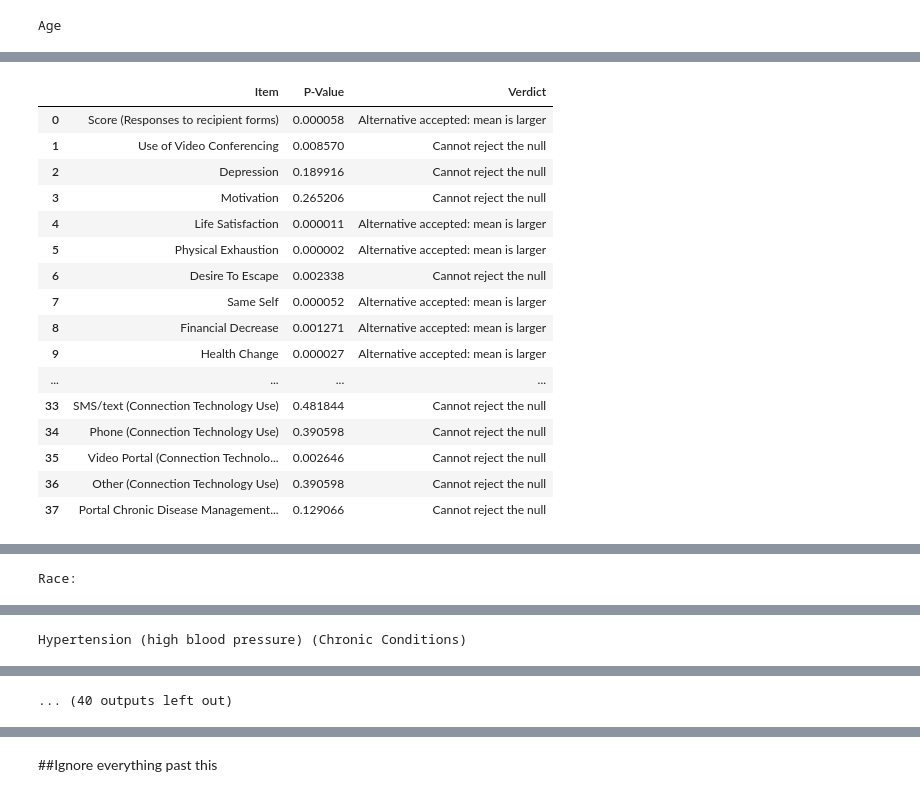
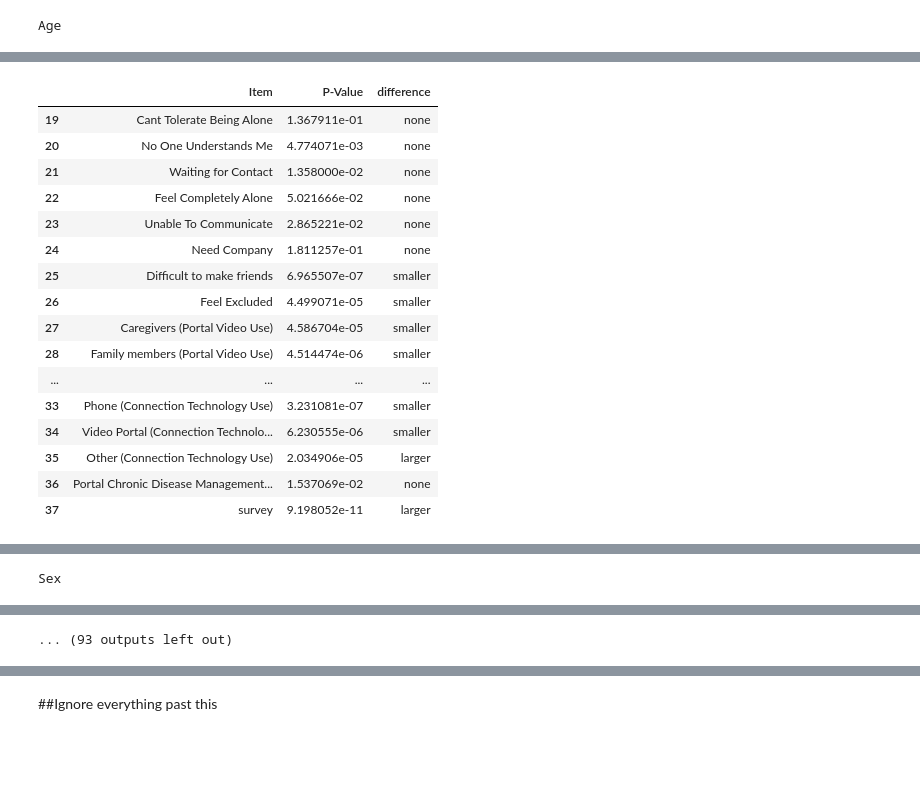
Before and after one commit to amudide/facebook-bayesian, a Jupyter notebook: demographicAnalysis.ipynb, the cells around one changed output, grey strips where cells are left out. Drawn from its saved outputs; the diff is of its cells as text; code cells hidden in the pictures; blank space fills up the shorter version.

```diff
--- a/demographicAnalysis.ipynb
+++ b/demographicAnalysis.ipynb
@@ -160,16 +367,20 @@ data
 #    ls.append(data[column].unique())
 #ls
 # %%
-data1 = data[data['survey']==1]
-data2 = data[data['survey']==2]
+#data1 = data[data['survey']==1]
+#data2 = data[data['survey']==2]
 # %%
 #data1.sum(axis=0)/702
 # %%
 pd.set_option('display.max_rows', 100)
 # %%
 temp = data.copy()
+temp2_3 = data2_3.copy()
+temp1_3= data1_3.copy()
 temp.drop(list(main.filter(regex = 'Chronic Conditions')), axis = 1, inplace = True)
 temp.drop(list(main.filter(regex = 'Constituent Type')), axis = 1, inplace = True)
-temp = temp.drop(columns = ['Sex', 'Age', 'Race:', 'survey', 'Time Providing Care'])
+temp = temp.drop(columns = ['Sex', 'Age', 'Race:',])
+temp2_3.drop(list(main.filter(regex = 'Chronic Conditions')), axis = 1, inplace = True)
+temp1_3.drop(list(main.filter(regex = 'Chronic Conditions')), axis = 1, inplace = True)
 temp
 # %% [output]
@@ -258,17 +486,24 @@ stats(w1data, w2data)
 # %%
-def stat3(turn, c):
+def stat3(turn, c, temp, data):
     print(c)
     a1data = temp[data[c]<= turn]
     a2data = temp[data[c]>= turn+1]
 
-    display(stats(a1data, a2data))
+    display(stats(a1data, a2data)[:19])
+    display(stats(a1data, a2data)[19:])
 
     b1data = a1data.loc[(data['survey'] == 1)]
     b2data = a1data.loc[(data['survey'] == 2)]
 
-    display(stats(b1data, b2data))
+    display(stats(b1data, b2data)[:19])
+    display(stats(b1data, b2data)[19:])
 
     c1data = a2data.loc[(data['survey'] == 1)]
     c2data = a2data.loc[(data['survey'] == 2)]
 
-    display(stats(c1data, c2data))
+    display(stats(c1data, c2data)[:19])
+    display(stats(c1data, c2data)[19:])
+# %%
+pd.set_option('display.float_format', lambda x: '{:e}'.format(x))
+ndata = pd.concat([data, data2_3, data1_3], ignore_index=True)
+ntemp = pd.concat([temp, temp2_3, temp1_3], ignore_index=True)
@@ -275,13 +527,18 @@ def stat3(turn, c):
 # %%
-thing = ['Hypertension (high blood pressure) (Chronic Conditions)','Hyperlipidemia (high blood cholesterol or triglyceride levels)  (Chronic Conditions)','Allergies, sinusitis and other upper respiratory conditions  (Chronic Conditions)','Arthritis (Chronic Conditions)','Mood Disorder (depression and bipolar disorder) (Chronic Conditions)','Post-Traumatic Stress Disorder (PTSD) (Chronic Conditions)','Diabetes (Type1 and Type 2)  (Chronic Conditions)','Anxiety Disorder (Chronic Conditions)','Asthma (Chronic Conditions)','Thyroid disorder (Chronic Conditions)','Traumatic Brain Injury (TBI) (Chronic Conditions)']
+thing = ['Hypertension (high blood pressure) (Chronic Conditions)','Hyperlipidemia (high blood cholesterol or triglyceride levels)  (Chronic Conditions)','Allergies, sinusitis and other upper respiratory conditions  (Chronic Conditions)','Arthritis (Chronic Conditions)','Diabetes (Type1 and Type 2)  (Chronic Conditions)', 'Mood Disorder (depression and bipolar disorder) (Chronic Conditions)','Post-Traumatic Stress Disorder (PTSD) (Chronic Conditions)','Anxiety Disorder (Chronic Conditions)','Asthma (Chronic Conditions)','Thyroid disorder (Chronic Conditions)','Traumatic Brain Injury (TBI) (Chronic Conditions)']
 choice = thing[1] #change this to change what we're analysing
 choice = 'Traumatic Brain Injury (TBI) (Chronic Conditions)'
-stat3(0, 'Age')
-stat3(0, 'Veteran (Constituent Type)')
-stat3(0, 'Sex')
-stat3(-2, 'Race:')
+
+stat3(0, 'Age', temp, data)
+
+stat3(0, 'Sex', temp, data)
+stat3(-2, 'Race:', temp, data)
+
+stat3(0, 'Veteran (Constituent Type)', temp, data)
+
+
 
 for choice in thing:
-    stat3(0, choice)
+    stat3(0, choice, ntemp, ndata)
 # %% [output]
 Age
@@ -305,17 +562,17 @@ Age
-|  | Item | P-Value | Verdict |
-| 0 | Score (Responses to recipient forms) | 0.000058 | Alternative accepted: mean is larger |
-| 1 | Use of Video Conferencing | 0.008570 | Cannot reject the null |
-| 2 | Depression | 0.189916 | Cannot reject the null |
-| 3 | Motivation | 0.265206 | Cannot reject the null |
-| 4 | Life Satisfaction | 0.000011 | Alternative accepted: mean is larger |
-| 5 | Physical Exhaustion | 0.000002 | Alternative accepted: mean is larger |
-| 6 | Desire To Escape | 0.002338 | Cannot reject the null |
-| 7 | Same Self | 0.000052 | Alternative accepted: mean is larger |
-| 8 | Financial Decrease | 0.001271 | Alternative accepted: mean is larger |
-| 9 | Health Change | 0.000027 | Alternative accepted: mean is larger |
+|  | Item | P-Value | difference |
+| 19 | Cant Tolerate Being Alone | 1.367911e-01 | none |
+| 20 | No One Understands Me | 4.774071e-03 | none |
+| 21 | Waiting for Contact | 1.358000e-02 | none |
+| 22 | Feel Completely Alone | 5.021666e-02 | none |
+| 23 | Unable To Communicate | 2.865221e-02 | none |
+| 24 | Need Company | 1.811257e-01 | none |
+| 25 | Difficult to make friends | 6.965507e-07 | smaller |
+| 26 | Feel Excluded | 4.499071e-05 | smaller |
+| 27 | Caregivers (Portal Video Use) | 4.586704e-05 | smaller |
+| 28 | Family members (Portal Video Use) | 4.514474e-06 | smaller |
 | ... | ... | ... | ... |
-| 33 | SMS/text (Connection Technology Use) | 0.481844 | Cannot reject the null |
-| 34 | Phone (Connection Technology Use) | 0.390598 | Cannot reject the null |
-| 35 | Video Portal (Connection Technolo... | 0.002646 | Cannot reject the null |
-| 36 | Other (Connection Technology Use) | 0.390598 | Cannot reject the null |
-| 37 | Portal Chronic Disease Management... | 0.129066 | Cannot reject the null |
+| 33 | Phone (Connection Technology Use) | 3.231081e-07 | smaller |
+| 34 | Video Portal (Connection Technolo... | 6.230555e-06 | smaller |
+| 35 | Other (Connection Technology Use) | 2.034906e-05 | larger |
+| 36 | Portal Chronic Disease Management... | 1.537069e-02 | none |
+| 37 | survey | 9.198052e-11 | larger |
@@ -339 +595,0 @@ Age
-Race:
@@ -391 +647 @@ Race:
-Hypertension (high blood pressure) (Chronic Conditions)
+Sex
@@ -443 +698,0 @@ Hypertension (high blood pressure) (Chronic Conditions)
-... (40 outputs left out)
@@ -443,0 +716 @@ Hypertension (high blood pressure) (Chronic Conditions)
+... (93 outputs left out)
```
Also changed, not shown: parts of 47 cells of this notebook.
